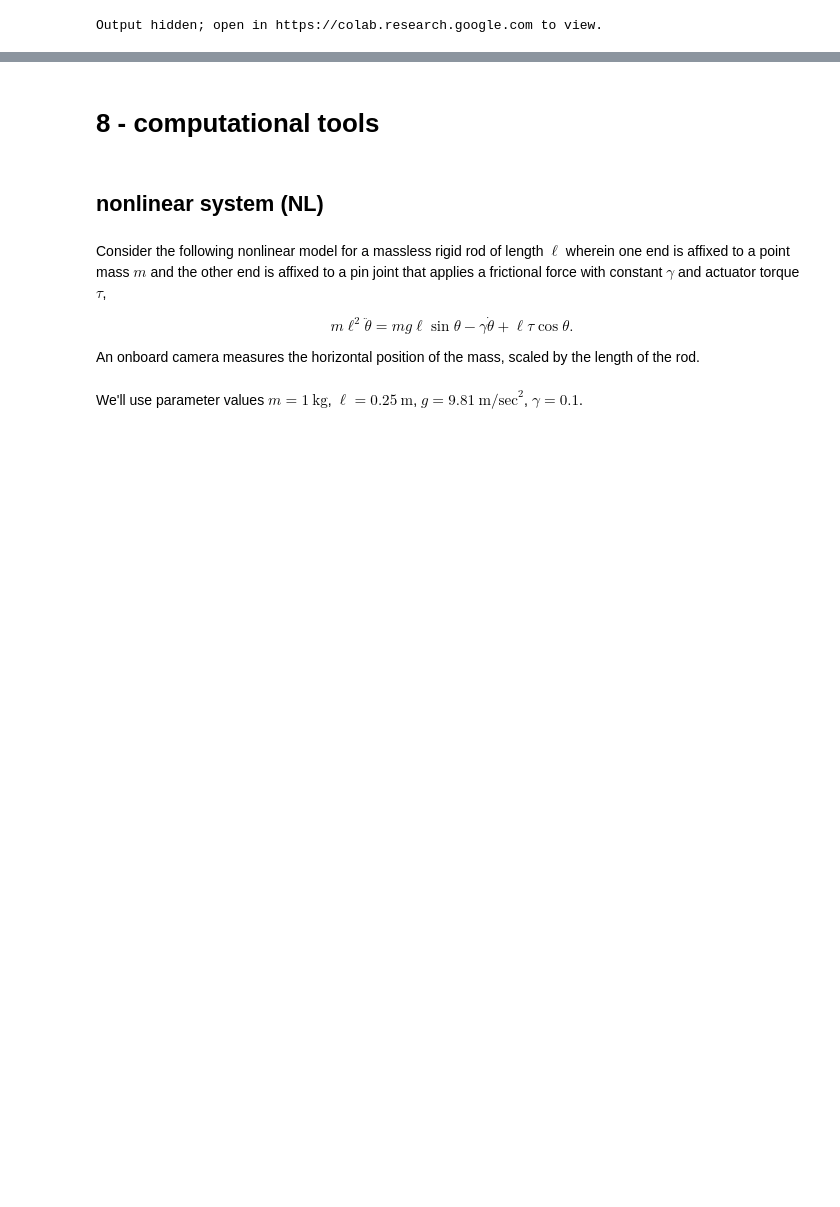
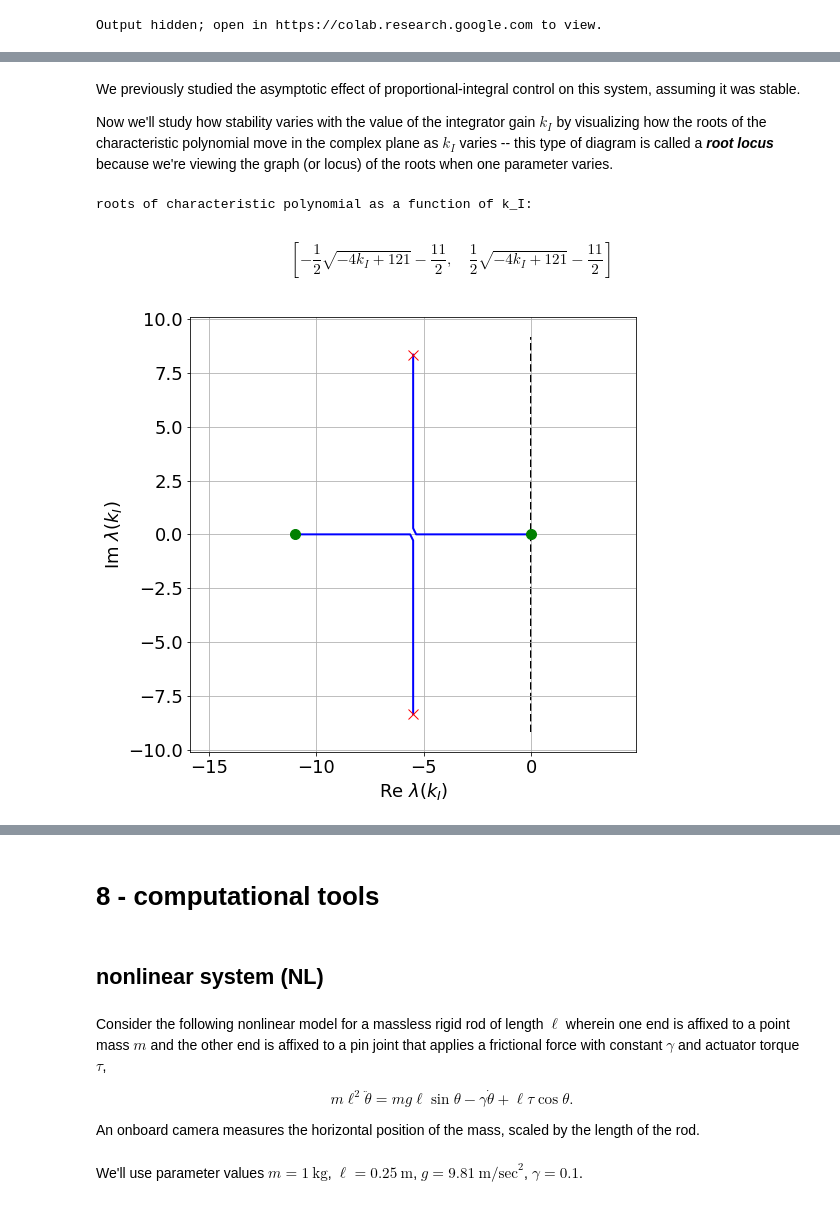
Before and after one commit to sburden/447-19fa, a Jupyter notebook: 447_lec_examples.ipynb, the cells around one changed output, grey strips where cells are left out. Drawn from its saved outputs; the diff is of its cells as text; code cells hidden in the pictures; blank space fills up the shorter version.

```diff
--- a/447_lec_examples.ipynb
+++ b/447_lec_examples.ipynb
@@ -1053,0 +1078,53 @@ ani.FuncAnimation(fig, animate, init_func=init, repeat=True,
+# %% [markdown]
+We previously studied the asymptotic effect of proportional-integral control on this system, assuming it was stable.
+
+Now we'll study how stability varies with the value of the integrator gain $k_I$ by visualizing how the roots of the characteristic polynomial move in the complex plane as $k_I$ varies -- this type of diagram is called a ***root locus*** because we're viewing the graph (or locus) of the roots when one parameter varies.
+# %%
+sym.var('s,a,b,k_P,k_I')
+
+P = b / (s + a)
+C = k_P + k_I/s
+
+G_yv = P / (1 + P * C)
+G_yv = sym.simplify(G_yv)
+
+num,den = sym.fraction(G_yv)
+
+roots = sym.solve(den, s)
+
+# values for all parameters except integrator gain k_I
+mu = {a:1,b:1,k_P:10}
+
+print('roots of characteristic polynomial as a function of k_I:')
+[root.subs(mu) for root in roots]
+# %% [output]
+roots of characteristic polynomial as a function of k_I:
+$$\left [ - \frac{1}{2} \sqrt{- 4 k_{I} + 121} - \frac{11}{2}, \quad \frac{1}{2} \sqrt{- 4 k_{I} + 121} - \frac{11}{2}\right ]$$
+# %%
+# numerical routine for evaluating roots as a function of k_I
+lambda_k_I = sym.lambdify(k_I,[root.subs(mu) for root in roots])
+
+# range of integrator values
+k_I = np.linspace(0.,100.,1000)
+
+# due to a quirk in the SymPy -> NumPy translation,
+# need to explicitly specify k_I is complex by adding 0j
+k_I = k_I + 0j
+
+# root locus
+locus = np.array(lambda_k_I(k_I)).T
+
+plt.figure(figsize=(8,8))
+ax = plt.subplot(1,1,1); ax.grid(True)
+ax.plot(locus.real,locus.imag,'b-',lw=2,label=r'$\lambda(k_I)$')
+ax.plot(locus[0].real,locus[0].imag,'go',ms=10)
+ax.plot(locus[-1].real,locus[-1].imag,'rx',ms=10)
+
+ylim = ax.get_ylim()
+ax.plot([0.,0.],ylim,'k--',lw=2,zorder=-1)
+ax.set_ylim(ylim)
+
+ax.set_xlabel(r'$\operatorname{Re}\ \lambda(k_I)$')
+ax.set_ylabel(r'$\operatorname{Im}\ \lambda(k_I)$');
+# %% [output]
+[figure, added]
```
Also changed, not shown: parts of 16 cells of this notebook, 1 other file.
